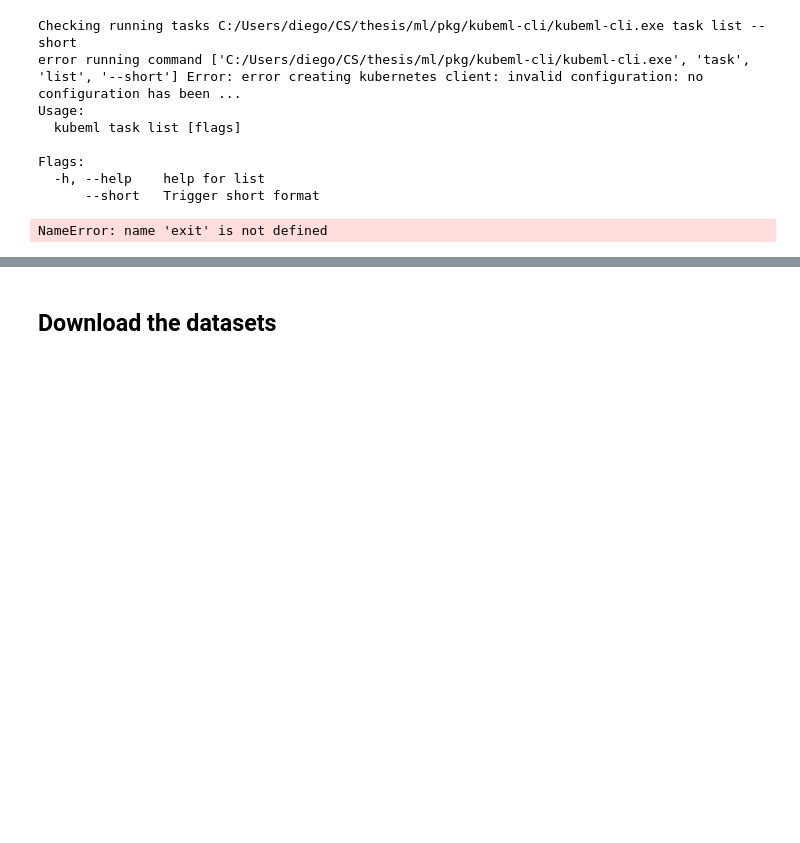
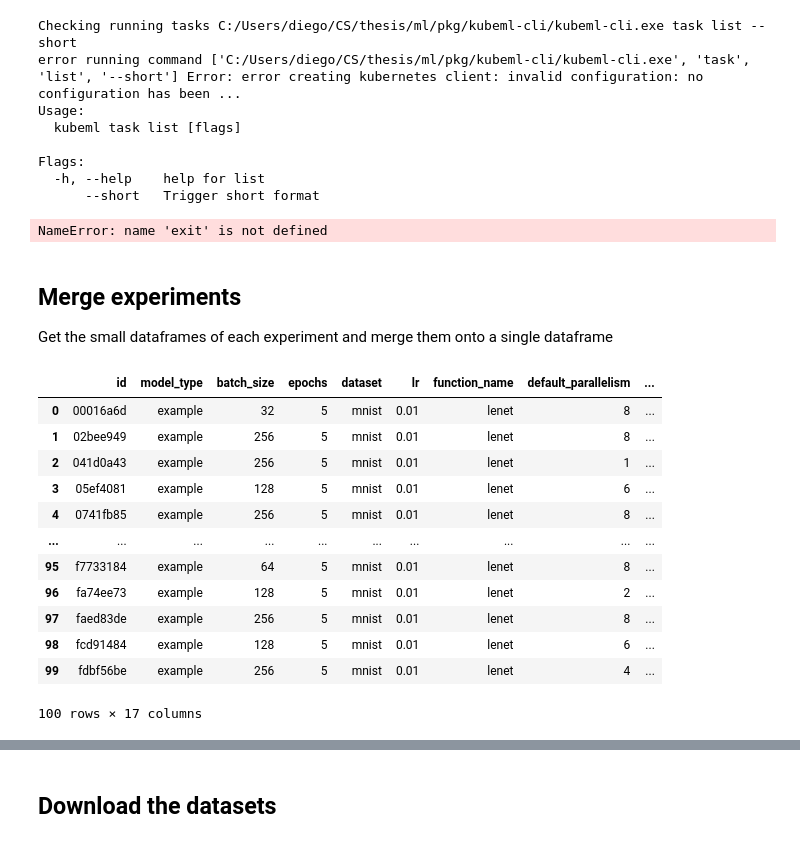
Before and after one commit to DiegoStock12/kubeml, a Jupyter notebook: ml/experiments/experiments.ipynb, the cells around one changed output, grey strips where cells are left out. Saved outputs shown, nothing was run; the diff lists cells and outputs as text; code cells hidden in the pictures; blank space fills up the shorter version.

Commit message:
finished initial experiments

```diff
--- a/ml/experiments/experiments.ipynb
+++ b/ml/experiments/experiments.ipynb
@@ -117,3 +123,39 @@ Flags:
   -h, --help    help for list
       --short   Trigger short format
 NameError: name 'exit' is not defined
+# %% [markdown]
+## Merge experiments
+
+Get the small dataframes of each experiment and merge them onto a single dataframe
+# %%
+import glob
+from typing import List
+
+files = glob.glob('./tests/*.pkl')
+
+dataframes: List[pd.DataFrame] = []
+
+
+
+
+for f in files:
+    _d = pd.read_pickle(f)
+    dataframes.append(_d)
+
+d = pd.concat(dataframes, ignore_index=True)
+
+d
+# %% [output]
+|  | id | model_type | batch_size | epochs | dataset | lr | function_name | default_parallelism | ... |
+| 0 | 00016a6d | example | 32 | 5 | mnist | 0.01 | lenet | 8 | ... |
+| 1 | 02bee949 | example | 256 | 5 | mnist | 0.01 | lenet | 8 | ... |
+| 2 | 041d0a43 | example | 256 | 5 | mnist | 0.01 | lenet | 1 | ... |
+| 3 | 05ef4081 | example | 128 | 5 | mnist | 0.01 | lenet | 6 | ... |
+| 4 | 0741fb85 | example | 256 | 5 | mnist | 0.01 | lenet | 8 | ... |
+| ... | ... | ... | ... | ... | ... | ... | ... | ... | ... |
+| 95 | f7733184 | example | 64 | 5 | mnist | 0.01 | lenet | 8 | ... |
+| 96 | fa74ee73 | example | 128 | 5 | mnist | 0.01 | lenet | 2 | ... |
+| 97 | faed83de | example | 256 | 5 | mnist | 0.01 | lenet | 8 | ... |
+| 98 | fcd91484 | example | 128 | 5 | mnist | 0.01 | lenet | 6 | ... |
+| 99 | fdbf56be | example | 256 | 5 | mnist | 0.01 | lenet | 4 | ... |
+100 rows × 17 columns
```
Also changed, not shown: parts of 5 cells of this notebook, 7 other files.
